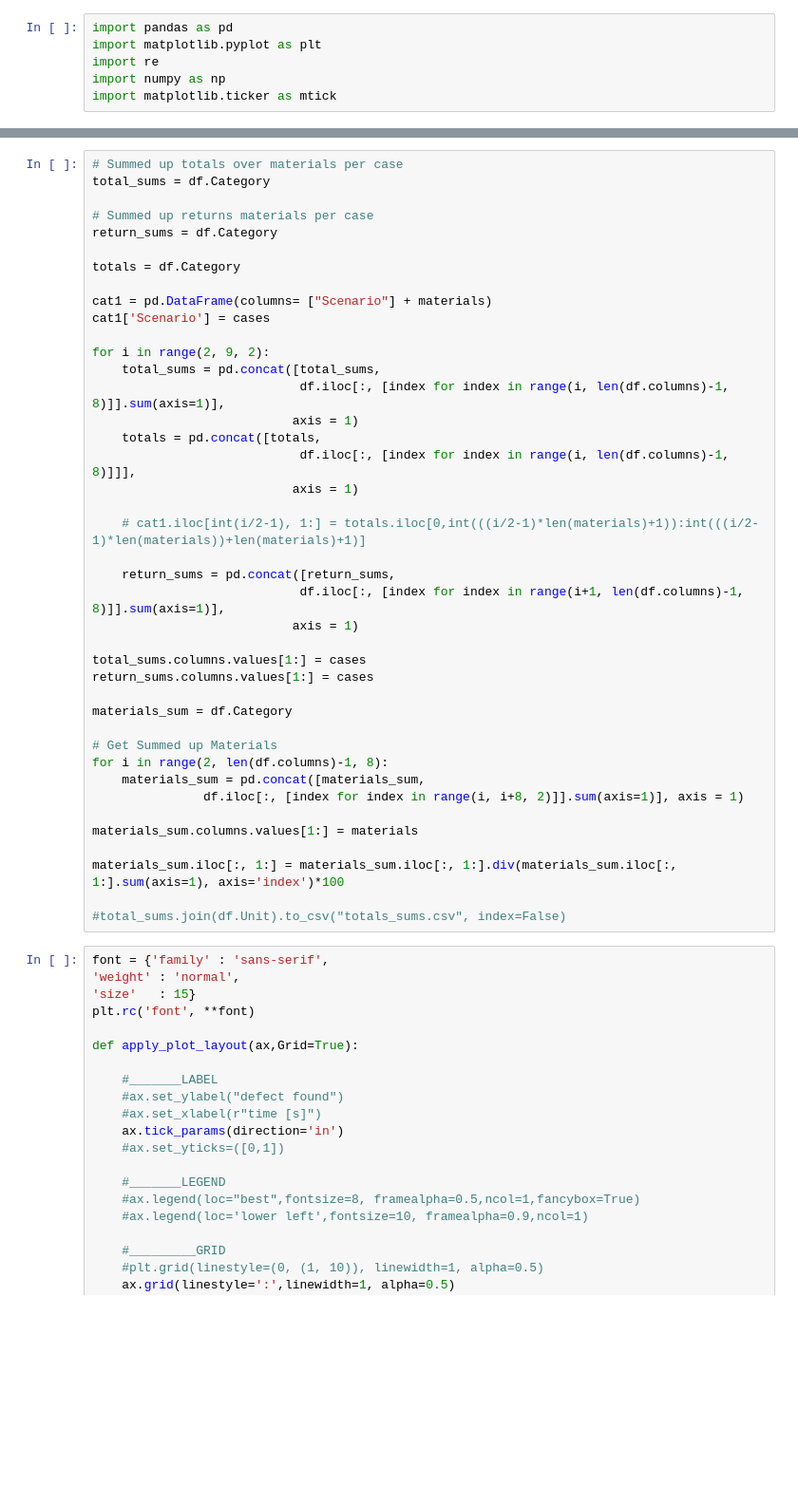
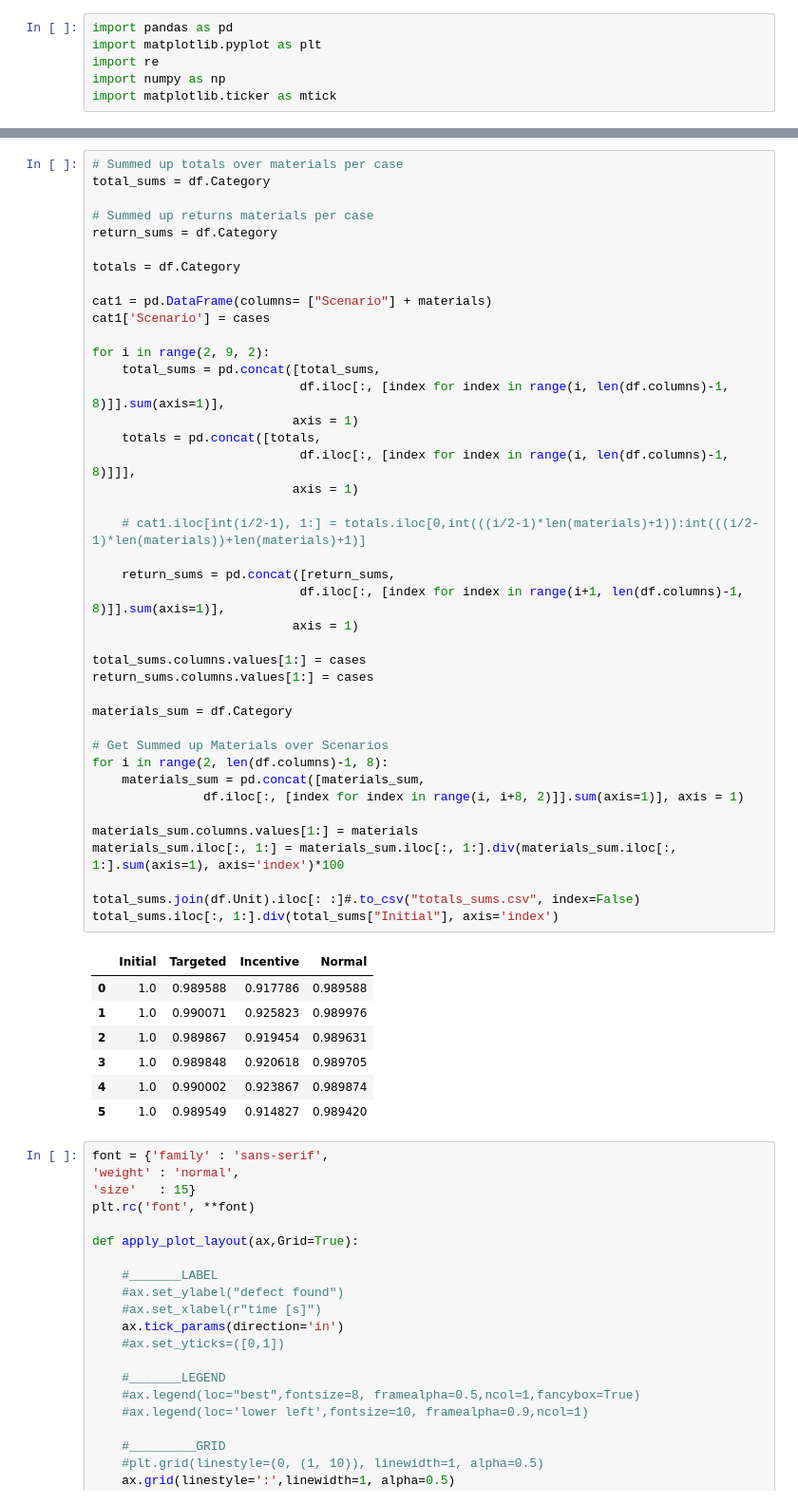
Before and after one commit to emilbreustedt/AWSI, a Jupyter notebook: emissions/graphs.ipynb, the cells around one changed output, grey strips where cells are left out. Shown at 95% size. Drawn from its saved outputs; the diff is of its cells as text; blank space fills up the shorter version.

```diff
--- a/emissions/graphs.ipynb
+++ b/emissions/graphs.ipynb
@@ -68,36 +53,44 @@ totals = df.Category
 
 cat1 = pd.DataFrame(columns= ["Scenario"] + materials)
 cat1['Scenario'] = cases
 
 for i in range(2, 9, 2):
     total_sums = pd.concat([total_sums,
                             df.iloc[:, [index for index in range(i, len(df.columns)-1, 8)]].sum(axis=1)],
                            axis = 1)
     totals = pd.concat([totals,
                             df.iloc[:, [index for index in range(i, len(df.columns)-1, 8)]]],
                            axis = 1)
 
     # cat1.iloc[int(i/2-1), 1:] = totals.iloc[0,int(((i/2-1)*len(materials)+1)):int(((i/2-1)*len(materials))+len(materials)+1)]
 
     return_sums = pd.concat([return_sums,
                             df.iloc[:, [index for index in range(i+1, len(df.columns)-1, 8)]].sum(axis=1)],
                            axis = 1)
 
 total_sums.columns.values[1:] = cases
 return_sums.columns.values[1:] = cases
 
 materials_sum = df.Category
 
-# Get Summed up Materials
+# Get Summed up Materials over Scenarios
 for i in range(2, len(df.columns)-1, 8):
     materials_sum = pd.concat([materials_sum,
                df.iloc[:, [index for index in range(i, i+8, 2)]].sum(axis=1)], axis = 1)
 
 materials_sum.columns.values[1:] = materials
-
 materials_sum.iloc[:, 1:] = materials_sum.iloc[:, 1:].div(materials_sum.iloc[:, 1:].sum(axis=1), axis='index')*100
 
-#total_sums.join(df.Unit).to_csv("totals_sums.csv", index=False)
+total_sums.join(df.Unit).iloc[: :]#.to_csv("totals_sums.csv", index=False)
+total_sums.iloc[:, 1:].div(total_sums["Initial"], axis='index')
+# %% [output]
+|  | Initial | Targeted | Incentive | Normal |
+| 0 | 1.0 | 0.989588 | 0.917786 | 0.989588 |
+| 1 | 1.0 | 0.990071 | 0.925823 | 0.989976 |
+| 2 | 1.0 | 0.989867 | 0.919454 | 0.989631 |
+| 3 | 1.0 | 0.989848 | 0.920618 | 0.989705 |
+| 4 | 1.0 | 0.990002 | 0.923867 | 0.989874 |
+| 5 | 1.0 | 0.989549 | 0.914827 | 0.989420 |
 # %%
 font = {'family' : 'sans-serif',
 'weight' : 'normal',
```
Also changed, not shown: parts of 7 cells of this notebook.
